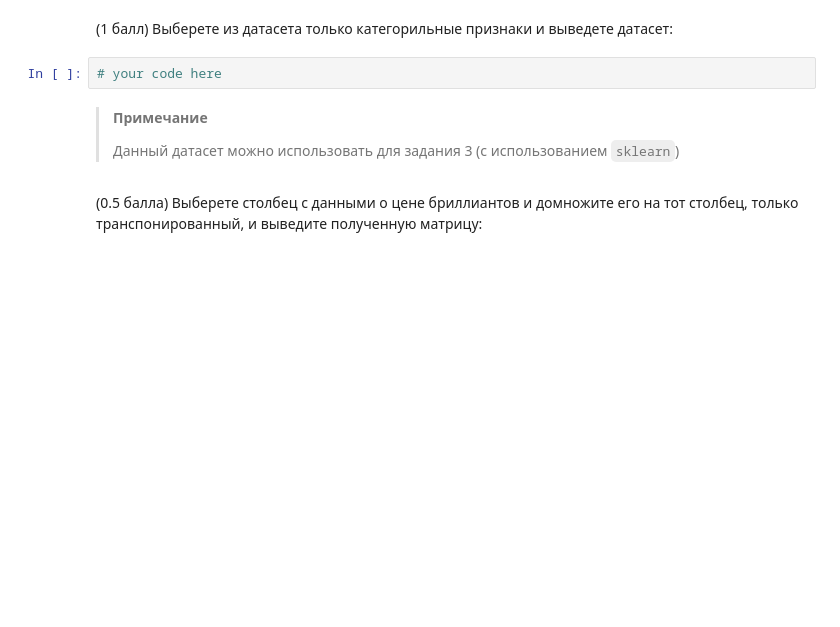
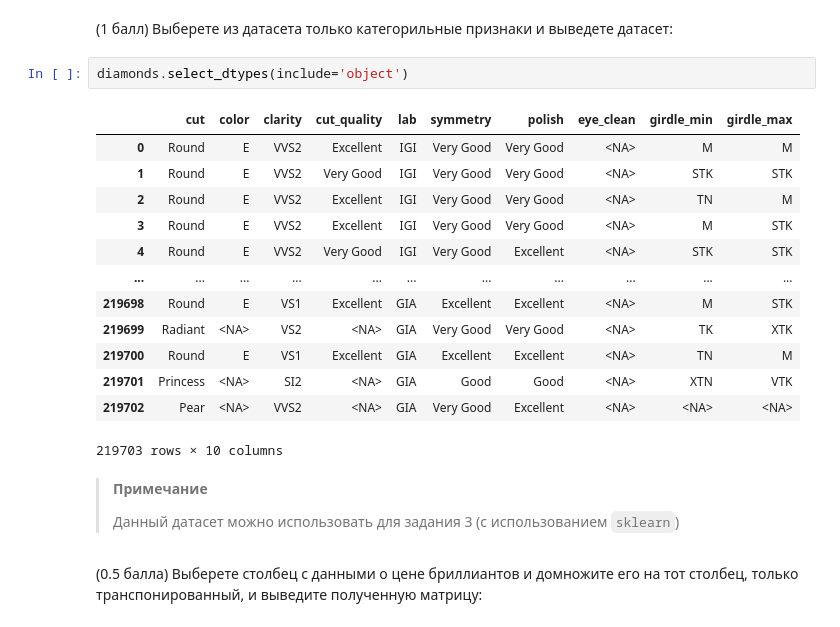
Before and after one commit to khuzin-e/mipt-sem2-python-lab, a Jupyter notebook: lab_work.ipynb, the cells around one changed output. Saved outputs shown, nothing was run; the diff lists cells and outputs as text; blank space fills up the shorter version.

```diff
--- a/lab_work.ipynb
+++ b/lab_work.ipynb
@@ -260,7 +321,21 @@ diamonds = pd.read_csv("diamonds.csv")
 # %% [markdown]
 (1 балл) Выберете из датасета только категорильные признаки и выведете датасет:
-# %%
-# your code here
+# %%
+diamonds.select_dtypes(include='object')
+# %% [output]
+|  | cut | color | clarity | cut_quality | lab | symmetry | polish | eye_clean | girdle_min | girdle_max |
+| 0 | Round | E | VVS2 | Excellent | IGI | Very Good | Very Good | <NA> | M | M |
+| 1 | Round | E | VVS2 | Very Good | IGI | Very Good | Very Good | <NA> | STK | STK |
+| 2 | Round | E | VVS2 | Excellent | IGI | Very Good | Very Good | <NA> | TN | M |
+| 3 | Round | E | VVS2 | Excellent | IGI | Very Good | Very Good | <NA> | M | STK |
+| 4 | Round | E | VVS2 | Very Good | IGI | Very Good | Excellent | <NA> | STK | STK |
+| ... | ... | ... | ... | ... | ... | ... | ... | ... | ... | ... |
+| 219698 | Round | E | VS1 | Excellent | GIA | Excellent | Excellent | <NA> | M | STK |
+| 219699 | Radiant | <NA> | VS2 | <NA> | GIA | Very Good | Very Good | <NA> | TK | XTK |
+| 219700 | Round | E | VS1 | Excellent | GIA | Excellent | Excellent | <NA> | TN | M |
+| 219701 | Princess | <NA> | SI2 | <NA> | GIA | Good | Good | <NA> | XTN | VTK |
+| 219702 | Pear | <NA> | VVS2 | <NA> | GIA | Very Good | Excellent | <NA> | <NA> | <NA> |
+219703 rows × 10 columns
 # %% [markdown]
 >**Примечание**
 >
```
Also changed, not shown: parts of 32 cells of this notebook.
